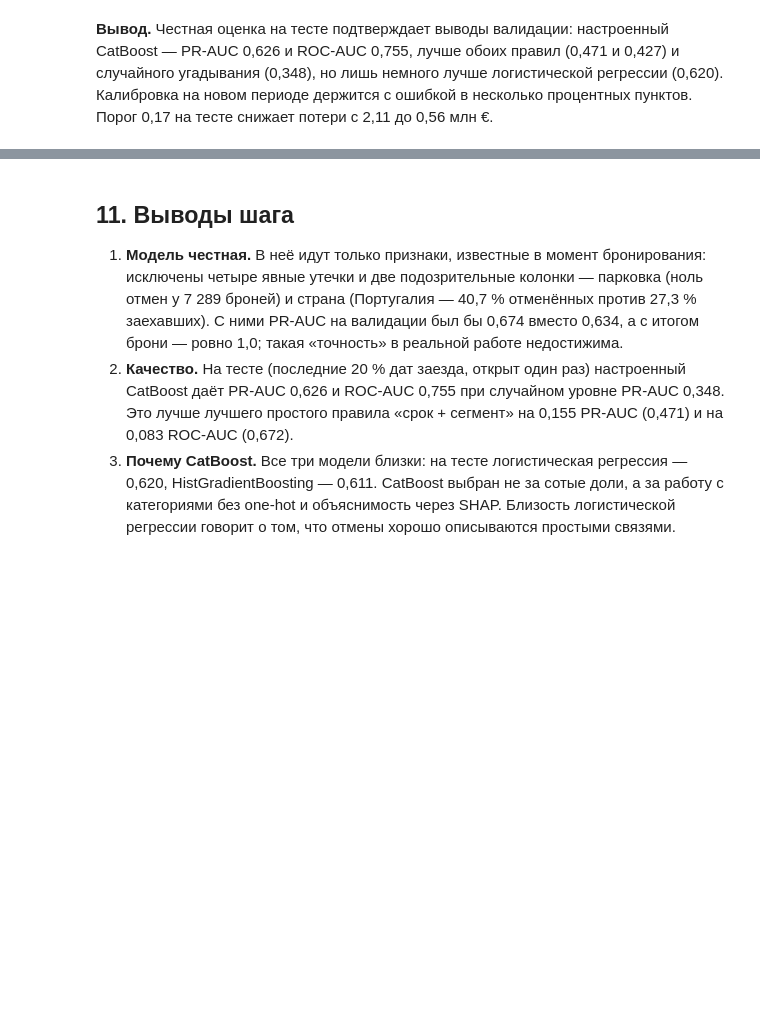
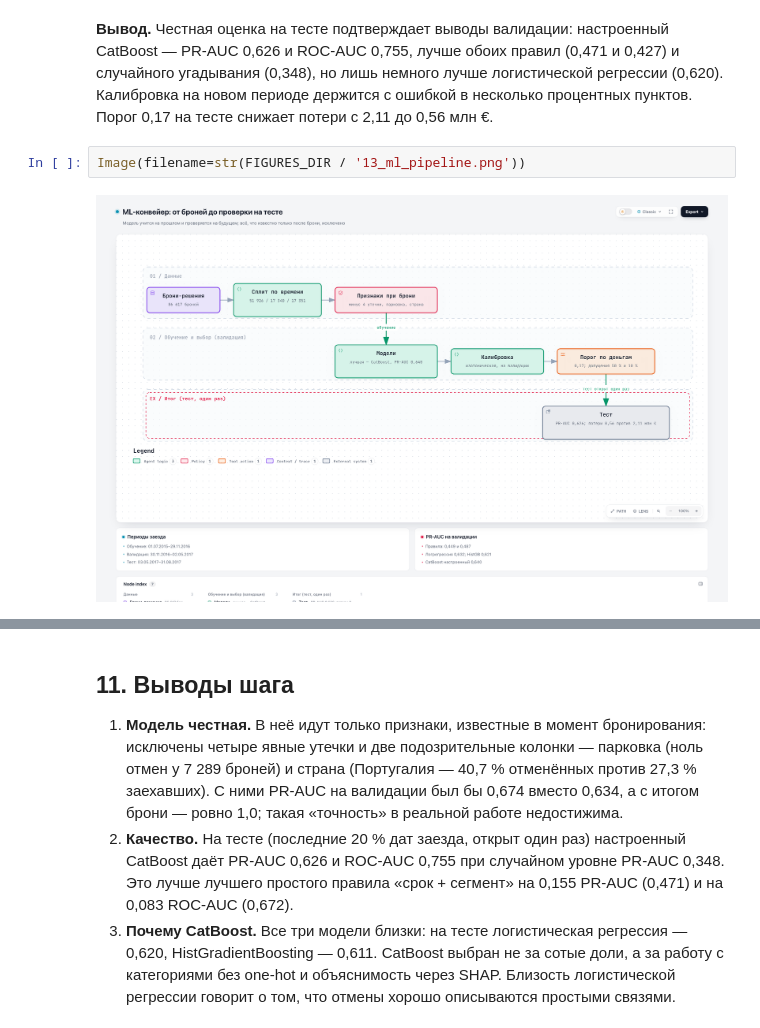
Before and after one commit to obivanio/hotel-cancellations-hse, a Jupyter notebook: notebooks/03_model.ipynb, the cells around one changed output, grey strips where cells are left out. Cells and saved outputs as stored; diff of their text form; blank space fills up the shorter version.

```diff
--- a/notebooks/03_model.ipynb
+++ b/notebooks/03_model.ipynb
@@ -451,3 +452,7 @@ dtype: float64
 При пороге 0,17 на тесте предоплату просим у 70,4 % броней (на валидации — 59,9 %), ловим 89,9 % отмен (было 87,9 %), точность — 44,5 % (было 43,0 %). Доля броней с предоплатой выросла, потому что в тестовом периоде больше рискованных броней: доля отмен 34,8 % против 29,3 %. Поведение решения на тесте согласуется с валидацией.
 # %% [markdown]
 **Вывод.** Честная оценка на тесте подтверждает выводы валидации: настроенный CatBoost — PR-AUC 0,626 и ROC-AUC 0,755, лучше обоих правил (0,471 и 0,427) и случайного угадывания (0,348), но лишь немного лучше логистической регрессии (0,620). Калибровка на новом периоде держится с ошибкой в несколько процентных пунктов. Порог 0,17 на тесте снижает потери с 2,11 до 0,56 млн €.
+# %%
+Image(filename=str(FIGURES_DIR / '13_ml_pipeline.png'))
+# %% [output]
+[figure, added]
```
Also changed, not shown: parts of 2 cells of this notebook, 2 other files.
